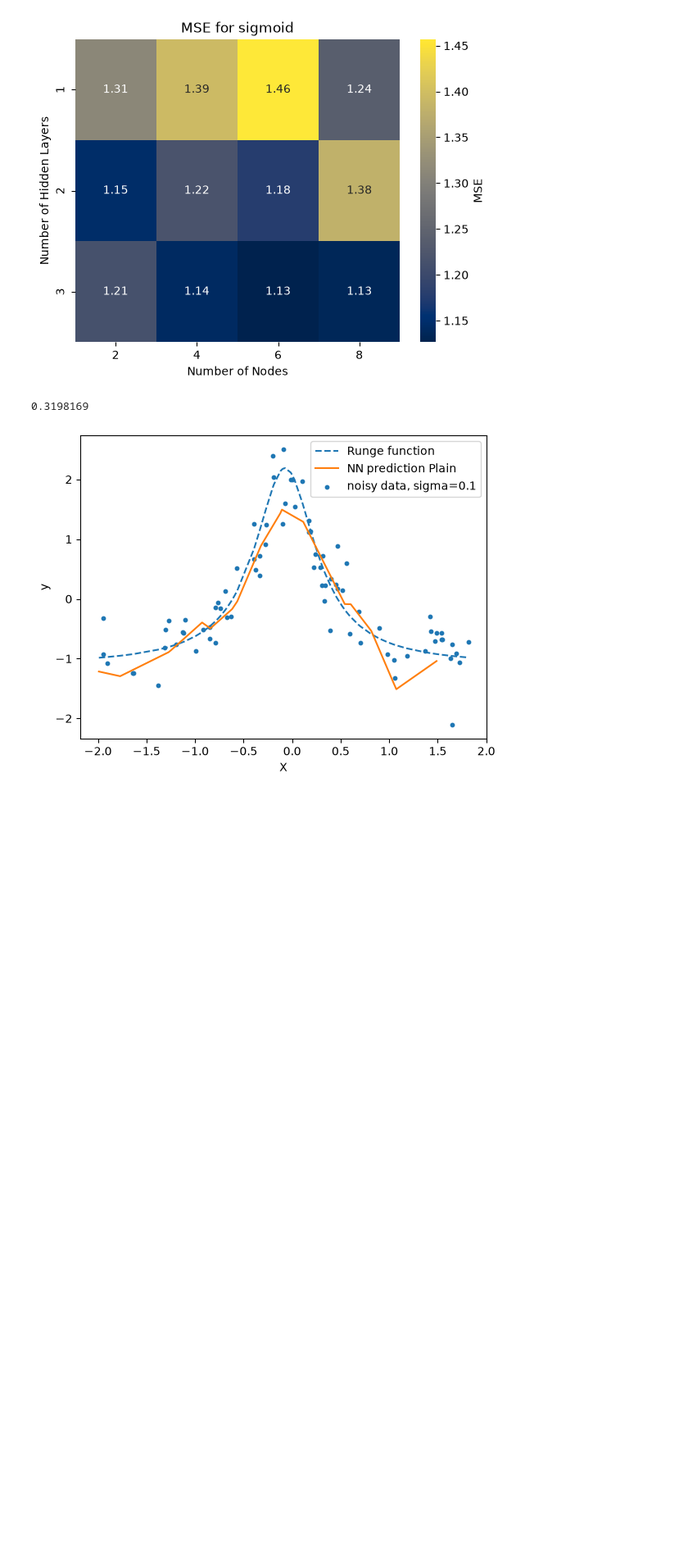
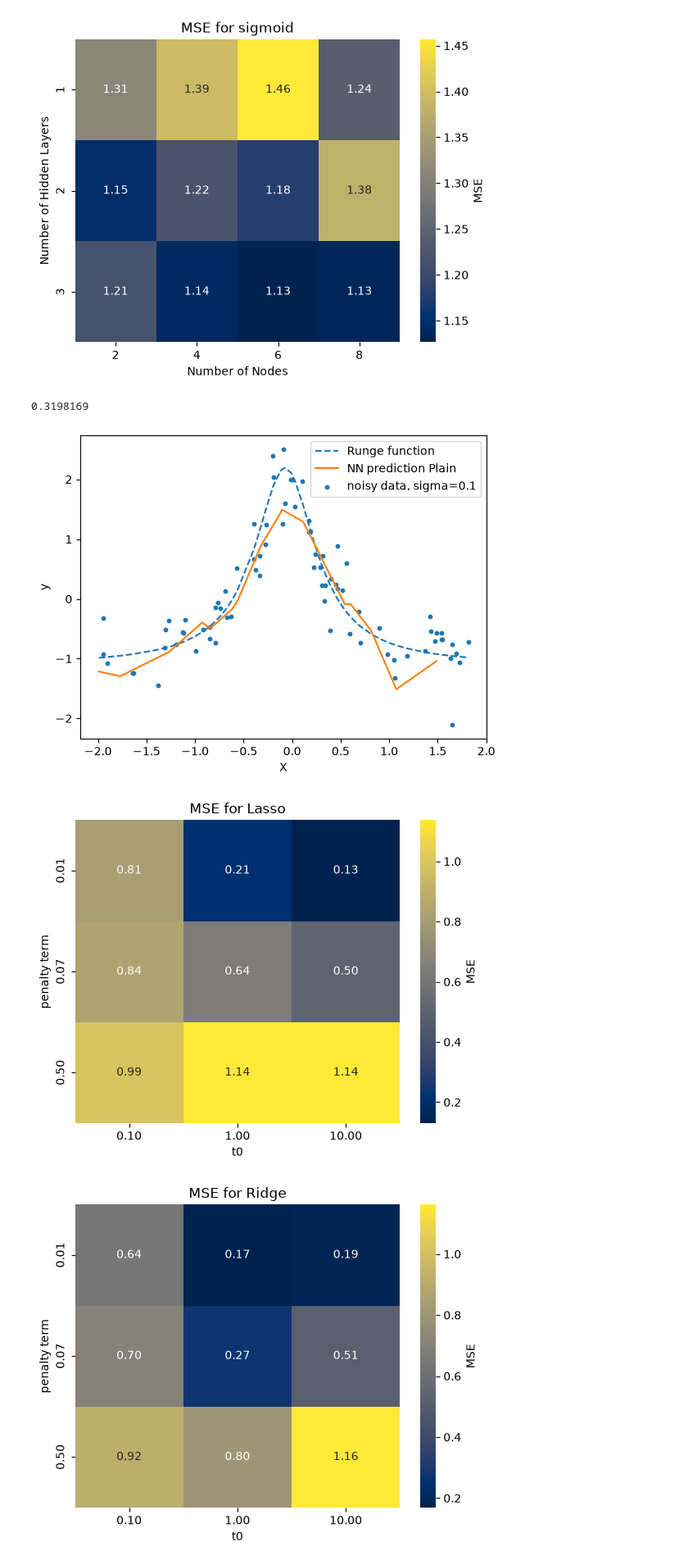
Before and after one commit to kevintannum/FYS-STK3155---Projects---UiO, a Jupyter notebook: Code/regression_runges.ipynb, the cells around one changed output. Shown at 82% size. Cells and saved outputs as stored; diff of their text form; code cells hidden in the pictures; blank space fills up the shorter version.

```diff
--- a/Code/regression_runges.ipynb
+++ b/Code/regression_runges.ipynb
@@ -304,37 +312,56 @@ plt.show()
 0.3198169
 [figure]
 # %%
-#c
-number_of_nodes = np.arange(2,10,2)  # Example range of nodes
-number_of_hidden_layers = np.arange(1, 4)  # Example range of hidden layers
-
-layer_output_sizes = [50, 1]  # Example layer sizes for the network
+#d
+layer_output_sizes = [50, 50, 1]  # Example layer sizes for the network
 layer_input_size = 1  # Input size for the network
 
-epochs = 1000
+lbds = np.exp(np.linspace(np.log(0.01), np.log(0.5), 3))
+t0s = np.logspace(-1, 1, 3)
+
+epochs = 10
 t0 = 1.0
 t1 = 100.0
 batch_size = 10
 
-MSEs = np.zeros((len(functions), len(number_of_hidden_layers), len(number_of_nodes)))  # Initialize MSE array for all functions
+methods = ["Lasso", "Ridge", "Plain"]
 
+MSEs = np.zeros((len(methods), len(lbds), len(t0s)))
 
-for k, (function, function_der) in enumerate(zip(functions, functions_der)):
-    for i, n_layers in enumerate(number_of_hidden_layers):
-        for j, n_nodes in enumerate(number_of_nodes):
+for k, method in enumerate(methods):
+    for i, lbd in enumerate(lbds):
+        for j, t0 in enumerate(t0s):
             layers = create_layers(layer_input_size, layer_output_sizes)
             layers = train_sgd_adam(
                 Xtrain=Xtrain,
                 Ytrain=ytrain.reshape(-1, 1),
                 layers=layers,
-                activation_funcs=[leaky_ReLU] * n_layers + [lambda z: z],  # Last layer is linear
-                activation_ders=[function_der] * n_layers + [lambda z: np.ones_like(z)],
+                activation_funcs=[leaky_ReLU, leaky_ReLU, lambda z: z],
+                activation_ders=[leaky_ReLU_der, leaky_ReLU_der, lambda z: np.ones_like(z)], #<- ChatGPT påpekte at feil deriverte funksjoner var satt inn.
                 epochs=epochs,
                 batch_size=batch_size,
                 gamma=0.01,
                 use_decaying_step_length=True,
                 t0=t0,
-                t1=t1
+                t1=t1,
+                method = method,
+                lbd = lbd
             )
-            y_pred = feed_forward(Xtest, layers, [function] * n_layers + [lambda z: z])
+            y_pred = feed_forward(Xtest, layers, [leaky_ReLU, leaky_ReLU, lambda z: z]) #<-ChatGPT påpekte feil med hvordan aktiveringsfunksjonene var definert
             MSEs[k, i, j] = np.mean((y_pred - ytest.reshape(-1, 1))**2)
+# %%
+for i, name in enumerate(["Lasso","Ridge"]):
+    sns.heatmap(MSEs[i], annot=True, fmt=".2f", xticklabels=[f"{t0:.2f}" for t0 in t0s], yticklabels=[f"{lbd:.2f}" for lbd in lbds], cmap = "cividis", cbar_kws={'label': 'MSE'})#<-ChatGPT hjalp med å legge til labels på plottet
+    plt.title(f"MSE for "+name)
+    plt.xlabel("t0")
+    plt.ylabel("penalty term")
+    plt.show()
+
+#For Plain, I pick the
+sns.heatmap(MSEs[1,0:1,:], annot=True, fmt=".2f", xticklabels=[f"{t0:.2f}" for t0 in t0s], cmap = "cividis", cbar_kws={'label': 'MSE'})#<-ChatGPT hjalp med å legge til labels på plottet
+plt.title(f"MSE for Plain")
+plt.xlabel("t0")
+plt.show()
+# %% [output]
+[figure, added]
+[figure, added]
```
Also changed, not shown: parts of 3 cells of this notebook, 1 other file.
